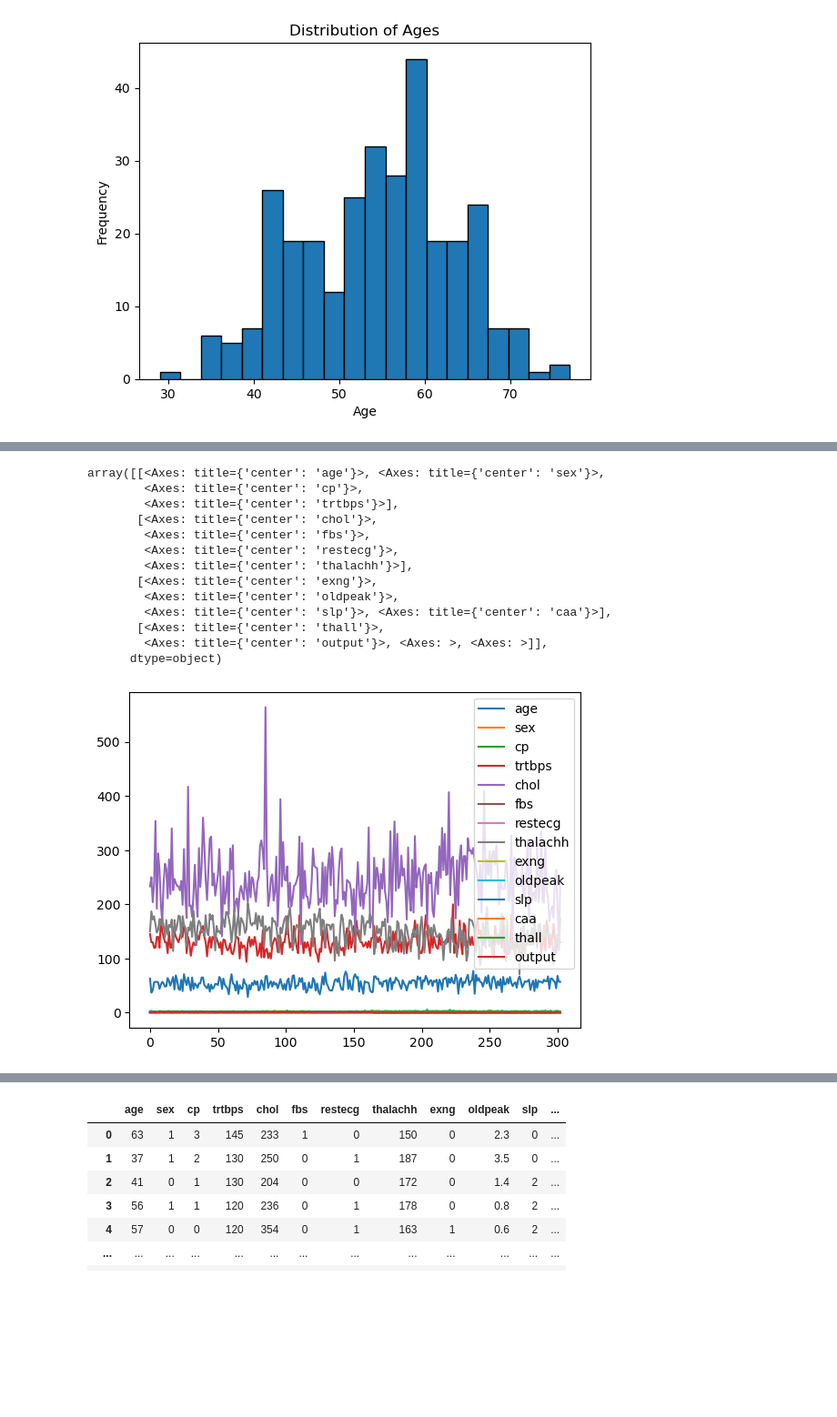
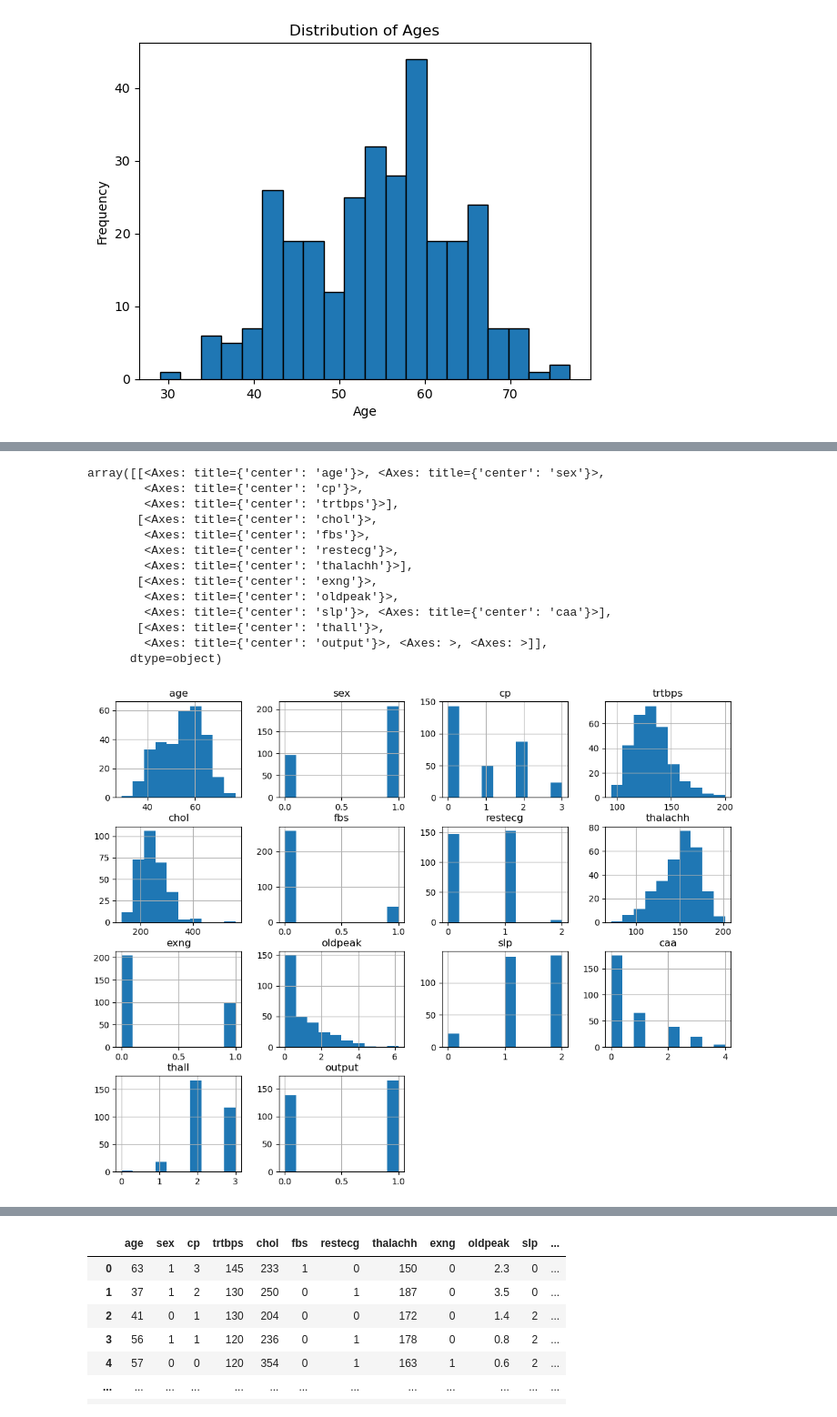
Before and after one commit to Sithysak/Heart-Attack-Prediction, a Jupyter notebook: Predict Heart Attack.ipynb, the cells around one changed output, grey strips where cells are left out. Shown: that part at 91% size. Cells and saved outputs as stored; diff of their text form; code cells hidden in the pictures; blank space fills up the shorter version.

```diff
--- a/Predict Heart Attack.ipynb
+++ b/Predict Heart Attack.ipynb
@@ -170,18 +175,17 @@ plt.show()
 # %%
-df.plot()
-df.hist(figsize=(10,8))
+df.hist(figsize=(13,10))
 # %% [output]
 array([[<Axes: title={'center': 'age'}>, <Axes: title={'center': 'sex'}>,
         <Axes: title={'center': 'cp'}>,
         <Axes: title={'center': 'trtbps'}>],
        [<Axes: title={'center': 'chol'}>,
         <Axes: title={'center': 'fbs'}>,
         <Axes: title={'center': 'restecg'}>,
         <Axes: title={'center': 'thalachh'}>],
        [<Axes: title={'center': 'exng'}>,
         <Axes: title={'center': 'oldpeak'}>,
         <Axes: title={'center': 'slp'}>, <Axes: title={'center': 'caa'}>],
        [<Axes: title={'center': 'thall'}>,
         <Axes: title={'center': 'output'}>, <Axes: >, <Axes: >]],
       dtype=object)
-[figure, old version]
+[figure, new version]
```
Also changed, not shown: parts of 5 cells of this notebook.
